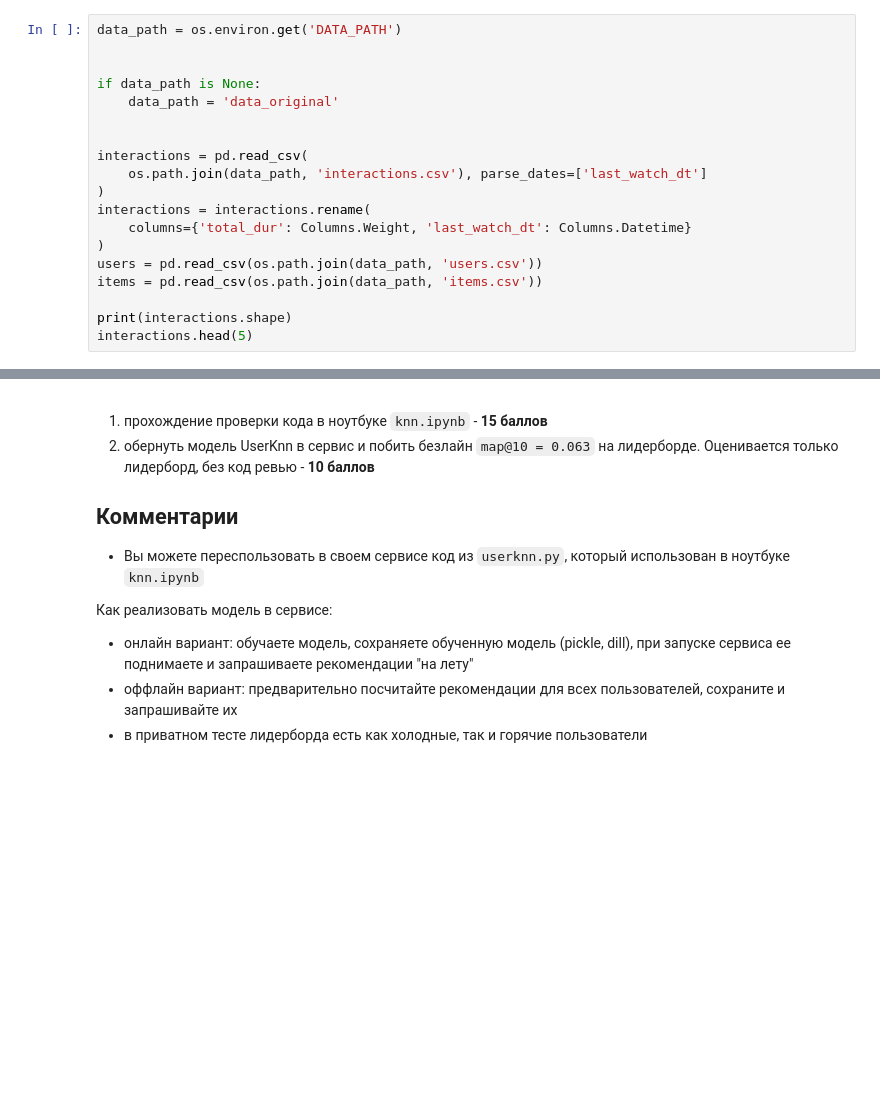
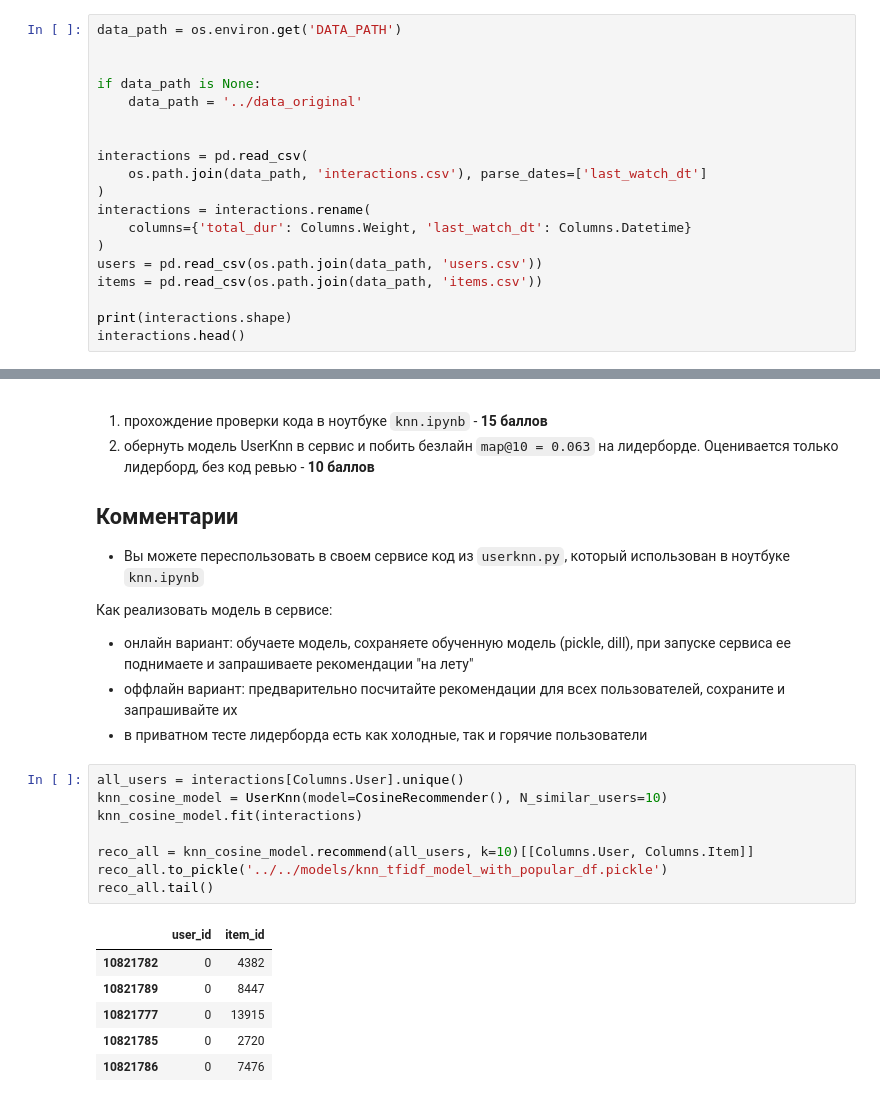
Before and after one commit to qw1zzard/itmo_recsys, a Jupyter notebook: notebooks/hw_3/knn.ipynb, the cells around one changed output, grey strips where cells are left out. Cells and saved outputs as stored; diff of their text form; blank space fills up the shorter version.

```diff
--- a/notebooks/hw_3/knn.ipynb
+++ b/notebooks/hw_3/knn.ipynb
@@ -42,7 +41,7 @@ data_path = os.environ.get('DATA_PATH')
 
 
 if data_path is None:
-    data_path = 'data_original'
+    data_path = '../data_original'
 
 
 interactions = pd.read_csv(
@@ -55,7 +54,7 @@ users = pd.read_csv(os.path.join(data_path, 'users.csv'))
 items = pd.read_csv(os.path.join(data_path, 'items.csv'))
 
 print(interactions.shape)
-interactions.head(5)
+interactions.head()
 # %% [output]
 (5476251, 5)
 |  | user_id | item_id | datetime | weight | watched_pct |
@@ -482,3 +481,18 @@ assert (
 - онлайн вариант: обучаете модель, сохраняете обученную модель (pickle, dill), при запуске сервиса ее поднимаете и запрашиваете рекомендации "на лету"
 - оффлайн вариант: предварительно посчитайте рекомендации для всех пользователей, сохраните и запрашивайте их
 - в приватном тесте лидерборда есть как холодные, так и горячие пользователи
+# %%
+all_users = interactions[Columns.User].unique()
+knn_cosine_model = UserKnn(model=CosineRecommender(), N_similar_users=10)
+knn_cosine_model.fit(interactions)
+
+reco_all = knn_cosine_model.recommend(all_users, k=10)[[Columns.User, Columns.Item]]
+reco_all.to_pickle('../../models/knn_tfidf_model_with_popular_df.pickle')
+reco_all.tail()
+# %% [output]
+|  | user_id | item_id |
+| 10821782 | 0 | 4382 |
+| 10821789 | 0 | 8447 |
+| 10821777 | 0 | 13915 |
+| 10821785 | 0 | 2720 |
+| 10821786 | 0 | 7476 |
```
Also changed, not shown: parts of 4 cells of this notebook, 2 other files.
